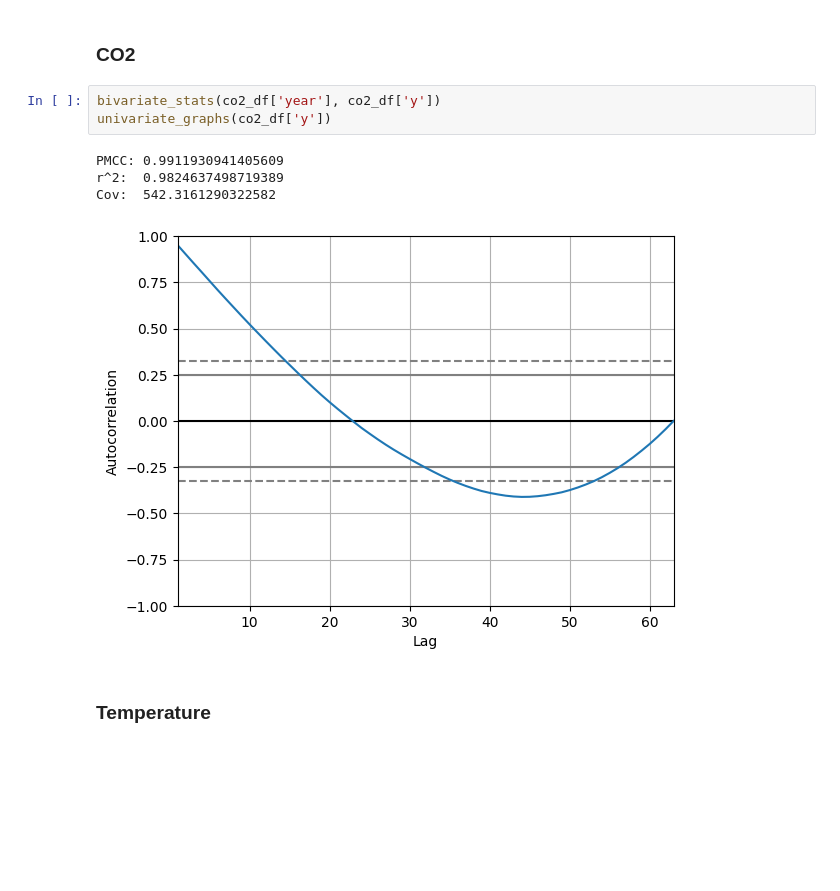
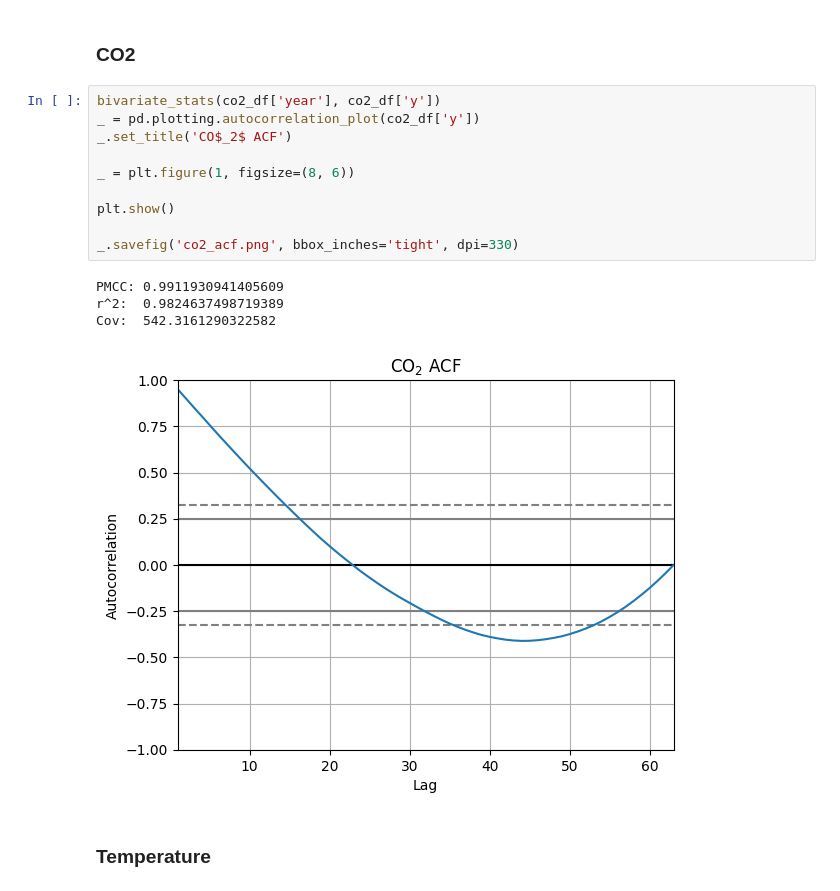
Before and after one commit to akioweh/The-HiMCM, a Jupyter notebook: py/main.ipynb, the cells around one changed output. Cells and saved outputs as stored; diff of their text form; blank space fills up the shorter version.

```diff
--- a/py/main.ipynb
+++ b/py/main.ipynb
@@ -77,13 +77,20 @@ def linear_reg_func(m: LinearRegression):
     print(f'Linear Regressed: y = {_coef}x {"+" if abs(_itcp) == _itcp else "-"} {abs(_itcp)}')
 # %% [markdown]
 ### CO2
-# %%
-bivariate_stats(co2_df['year'], co2_df['y'])
-univariate_graphs(co2_df['y'])
-# %% [output]
-PMCC: 0.9911930941405609
-r^2:  0.9824637498719389
-Cov:  542.3161290322582
-[figure, removed]
+# %%
+bivariate_stats(co2_df['year'], co2_df['y'])
+_ = pd.plotting.autocorrelation_plot(co2_df['y'])
+_.set_title('CO$_2$ ACF')
+
+_ = plt.figure(1, figsize=(8, 6))
+
+plt.show()
+
+_.savefig('co2_acf.png', bbox_inches='tight', dpi=330)
+# %% [output]
+PMCC: 0.9911930941405609
+r^2:  0.9824637498719389
+Cov:  542.3161290322582
+[figure, added]
 # %% [markdown]
 ### Temperature
```
Also changed, not shown: parts of 6 cells of this notebook, 34 other files.
